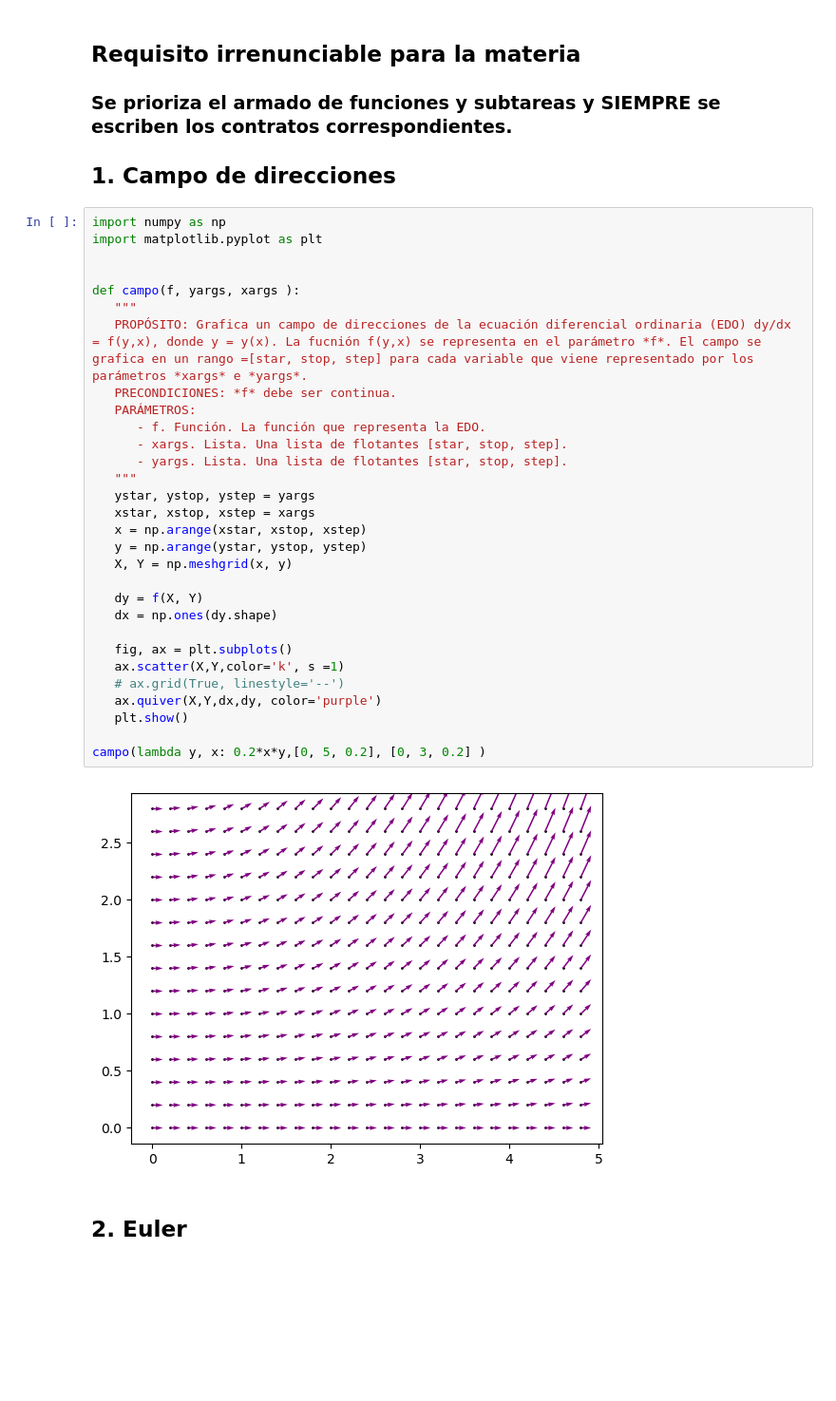
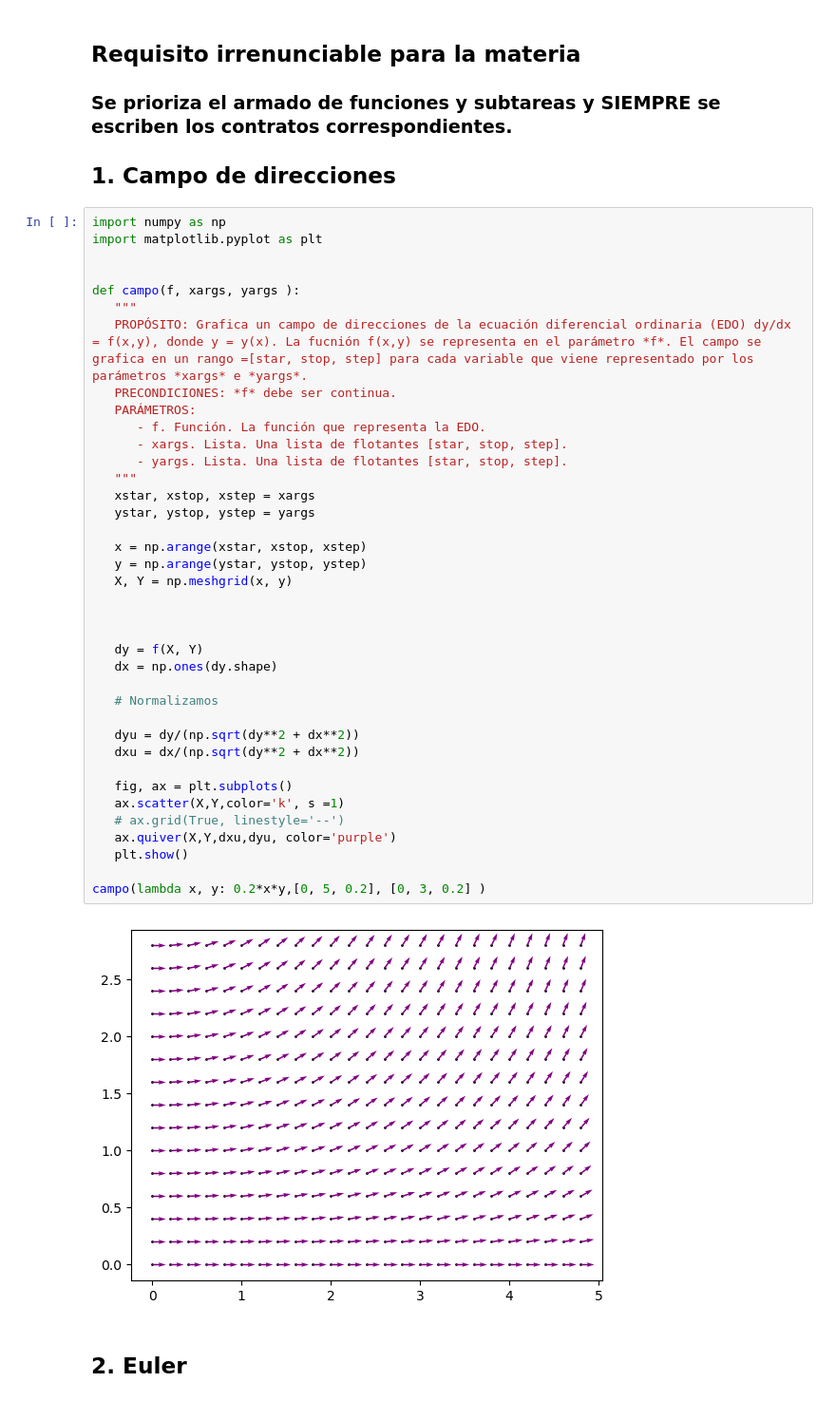
Before and after one commit to codingsilverwolf/Modelos-2025, a Jupyter notebook: biblioteca_modelos_2025.ipynb, the cells around one changed output. Shown at 95% size. Cells and saved outputs as stored; diff of their text form; blank space fills up the shorter version.

```diff
--- a/biblioteca_modelos_2025.ipynb
+++ b/biblioteca_modelos_2025.ipynb
@@ -7,35 +7,43 @@
 # %%
 import numpy as np
 import matplotlib.pyplot as plt
 
 
-def campo(f, yargs, xargs ):
+def campo(f, xargs, yargs ):
    """
-   PROPÓSITO: Grafica un campo de direcciones de la ecuación diferencial ordinaria (EDO) dy/dx = f(y,x), donde y = y(x). La fucnión f(y,x) se representa en el parámetro *f*. El campo se grafica en un rango =[star, stop, step] para cada variable que viene representado por los parámetros *xargs* e *yargs*.
+   PROPÓSITO: Grafica un campo de direcciones de la ecuación diferencial ordinaria (EDO) dy/dx = f(x,y), donde y = y(x). La fucnión f(x,y) se representa en el parámetro *f*. El campo se grafica en un rango =[star, stop, step] para cada variable que viene representado por los parámetros *xargs* e *yargs*.
    PRECONDICIONES: *f* debe ser continua.
    PARÁMETROS:
       - f. Función. La función que representa la EDO.
       - xargs. Lista. Una lista de flotantes [star, stop, step].
       - yargs. Lista. Una lista de flotantes [star, stop, step].
    """
+   xstar, xstop, xstep = xargs
    ystar, ystop, ystep = yargs
-   xstar, xstop, xstep = xargs
+
    x = np.arange(xstar, xstop, xstep)
    y = np.arange(ystar, ystop, ystep)
    X, Y = np.meshgrid(x, y)
 
+
+
    dy = f(X, Y)
    dx = np.ones(dy.shape)
+
+   # Normalizamos
+
+   dyu = dy/(np.sqrt(dy**2 + dx**2))
+   dxu = dx/(np.sqrt(dy**2 + dx**2))
 
    fig, ax = plt.subplots()
    ax.scatter(X,Y,color='k', s =1)
    # ax.grid(True, linestyle='--')
-   ax.quiver(X,Y,dx,dy, color='purple')
+   ax.quiver(X,Y,dxu,dyu, color='purple')
    plt.show()
 
-campo(lambda y, x: 0.2*x*y,[0, 5, 0.2], [0, 3, 0.2] )
+campo(lambda x, y: 0.2*x*y,[0, 5, 0.2], [0, 3, 0.2] )
 # %% [output]
-[figure, old version]
+[figure, new version]
 # %% [markdown]
 ## 2. Euler
 # %%
```
Also changed, not shown: parts of 4 cells of this notebook, 3 other files.
